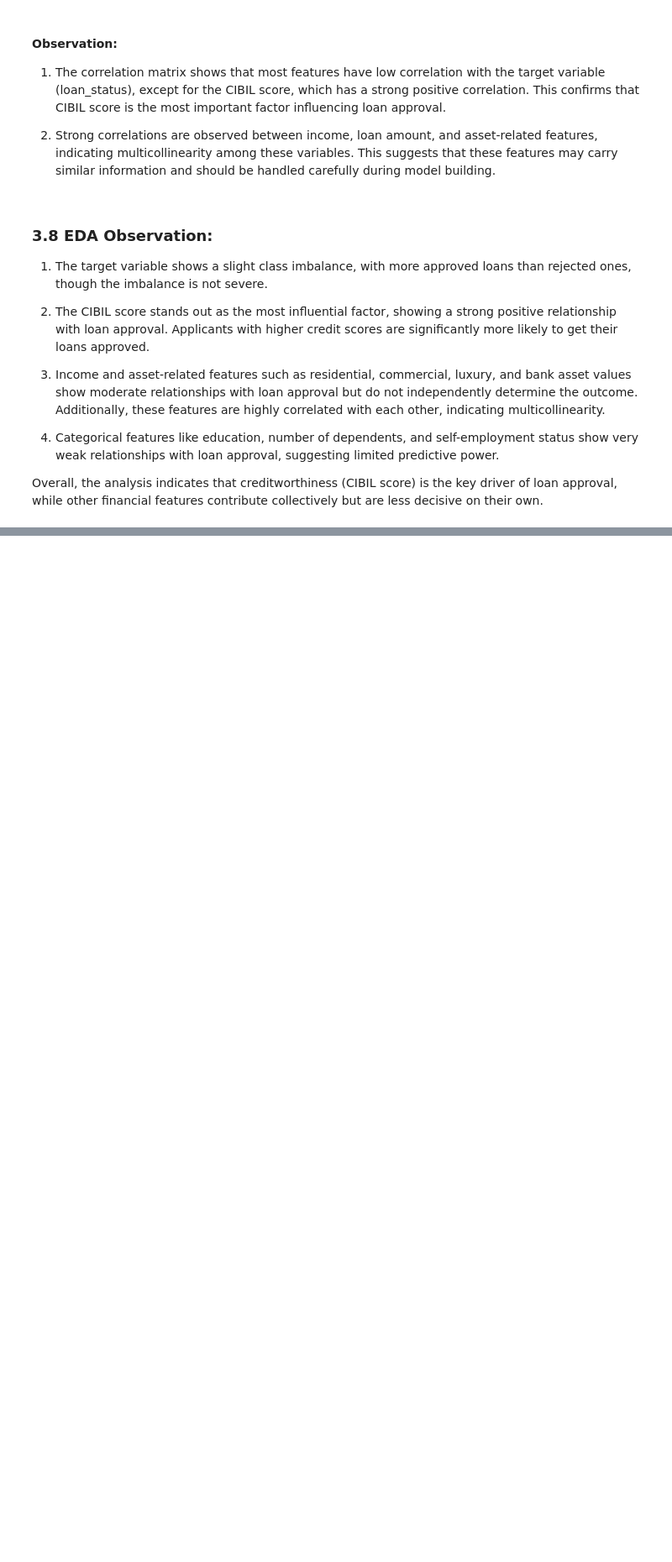
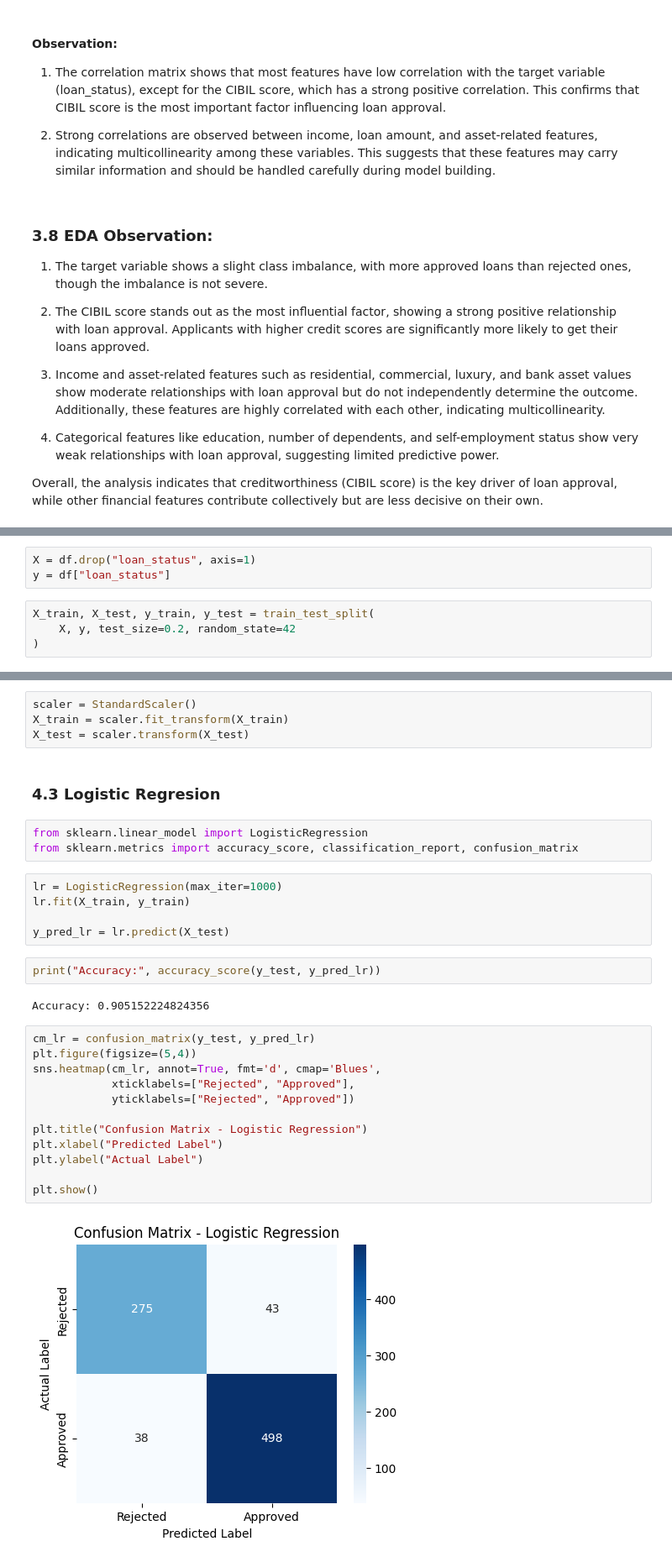
Before and after one commit to vaishnavisingla222/loan_approval_ml, a Jupyter notebook: notebooks/Loan Approval Prediction ML.ipynb, the cells around one changed output, grey strips where cells are left out. Shown at 84% size. Saved outputs shown, nothing was run; the diff lists cells and outputs as text; blank space fills up the shorter version.

Commit message:
Completed model training, evaluation, and saved final model

```diff
--- a/notebooks/Loan Approval Prediction ML.ipynb
+++ b/notebooks/Loan Approval Prediction ML.ipynb
@@ -262,0 +269,7 @@ Overall, the analysis indicates that creditworthiness (CIBIL score) is the key d
+# %%
+X = df.drop("loan_status", axis=1)
+y = df["loan_status"]
+# %%
+X_train, X_test, y_train, y_test = train_test_split(
+    X, y, test_size=0.2, random_state=42
+)
@@ -262,0 +280,32 @@ Overall, the analysis indicates that creditworthiness (CIBIL score) is the key d
+# %%
+scaler = StandardScaler()
+X_train = scaler.fit_transform(X_train)
+X_test = scaler.transform(X_test)
+# %% [markdown]
+### 4.3 Logistic Regresion
+# %%
+from sklearn.linear_model import LogisticRegression
+from sklearn.metrics import accuracy_score, classification_report, confusion_matrix
+# %%
+lr = LogisticRegression(max_iter=1000)
+lr.fit(X_train, y_train)
+
+y_pred_lr = lr.predict(X_test)
+# %%
+print("Accuracy:", accuracy_score(y_test, y_pred_lr))
+# %% [output]
+Accuracy: 0.905152224824356
+# %%
+cm_lr = confusion_matrix(y_test, y_pred_lr)
+plt.figure(figsize=(5,4))
+sns.heatmap(cm_lr, annot=True, fmt='d', cmap='Blues',
+            xticklabels=["Rejected", "Approved"],
+            yticklabels=["Rejected", "Approved"])
+
+plt.title("Confusion Matrix - Logistic Regression")
+plt.xlabel("Predicted Label")
+plt.ylabel("Actual Label")
+
+plt.show()
+# %% [output]
+[figure, added]
```
Also changed, not shown: parts of 35 cells of this notebook, 3 other files.
